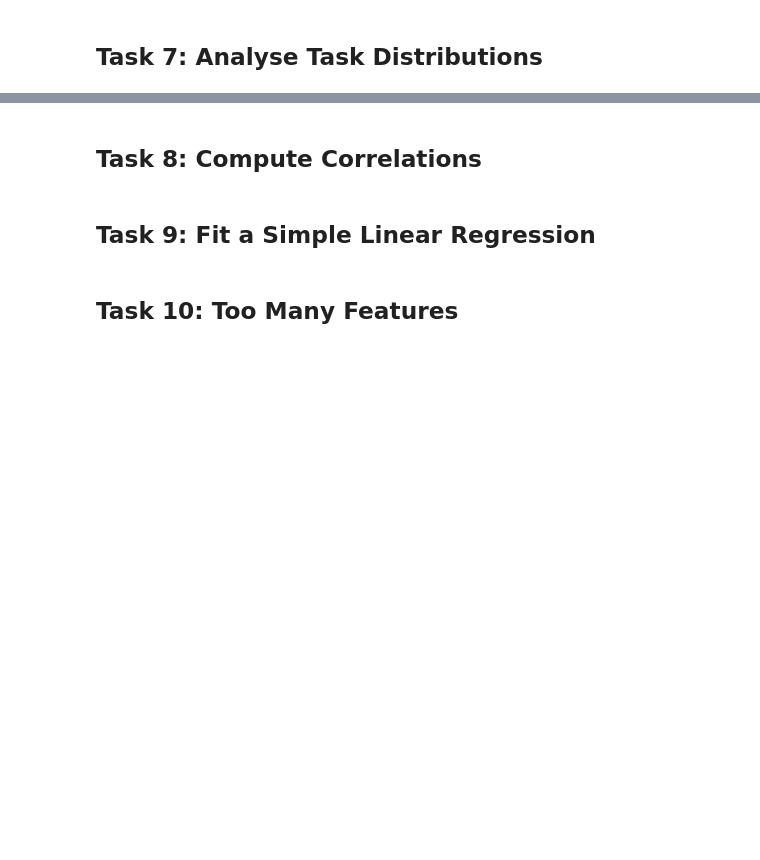
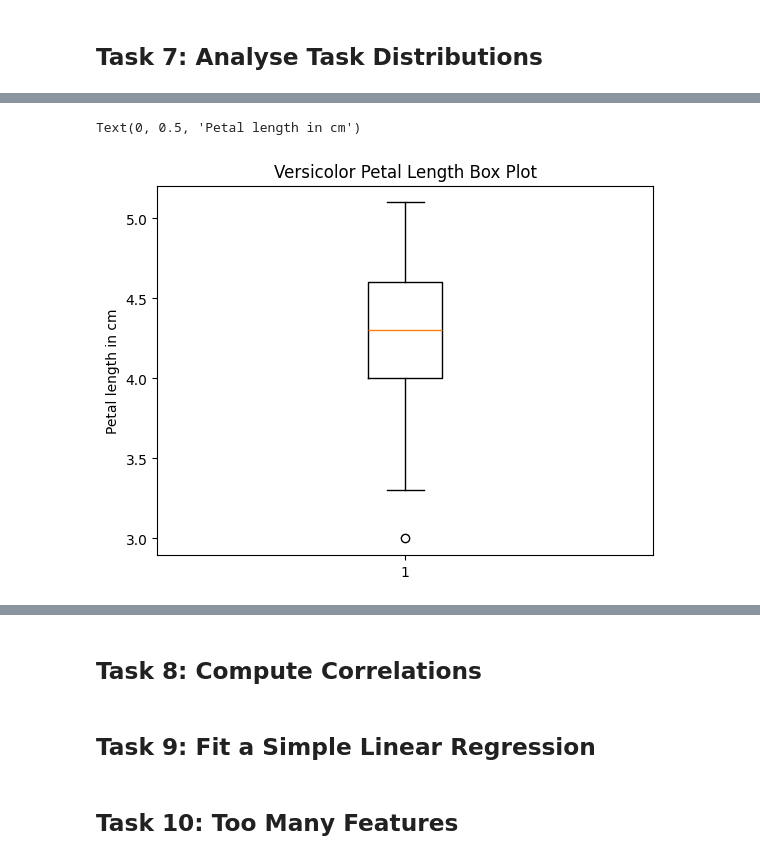
Before and after one commit to zoeharlowe/principles_of_data_analytics, a Jupyter notebook: tasks.ipynb, the cells around one changed output, grey strips where cells are left out. Saved outputs shown, nothing was run; the diff lists cells and outputs as text; code cells hidden in the pictures; blank space fills up the shorter version.

```diff
--- a/tasks.ipynb
+++ b/tasks.ipynb
@@ -231,0 +286,8 @@ Text(4.444444444444445, 0.5, 'Petal length')
+# %%
+# Versicolor box plot
+plt.boxplot(versicolor_petal)
+plt.title("Versicolor Petal Length Box Plot")
+plt.ylabel("Petal length in cm")
+# %% [output]
+Text(0, 0.5, 'Petal length in cm')
+[figure, added]
```
Also changed, not shown: parts of 13 cells of this notebook.
